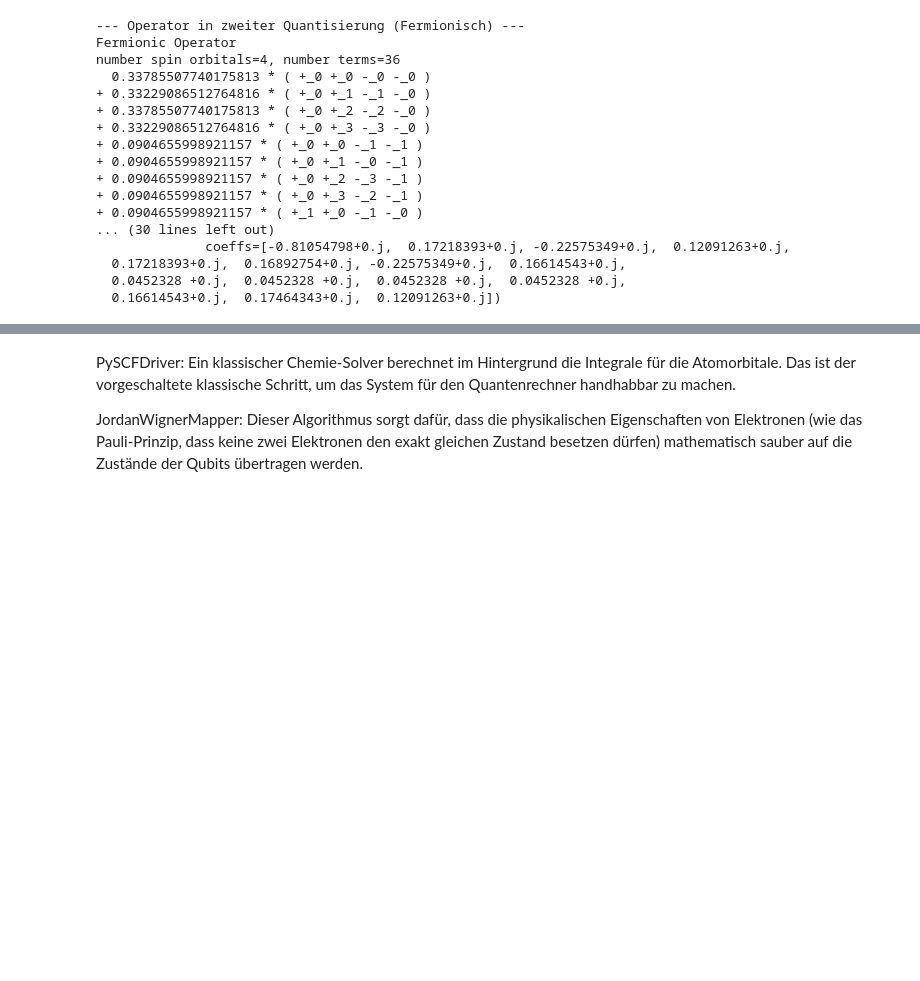
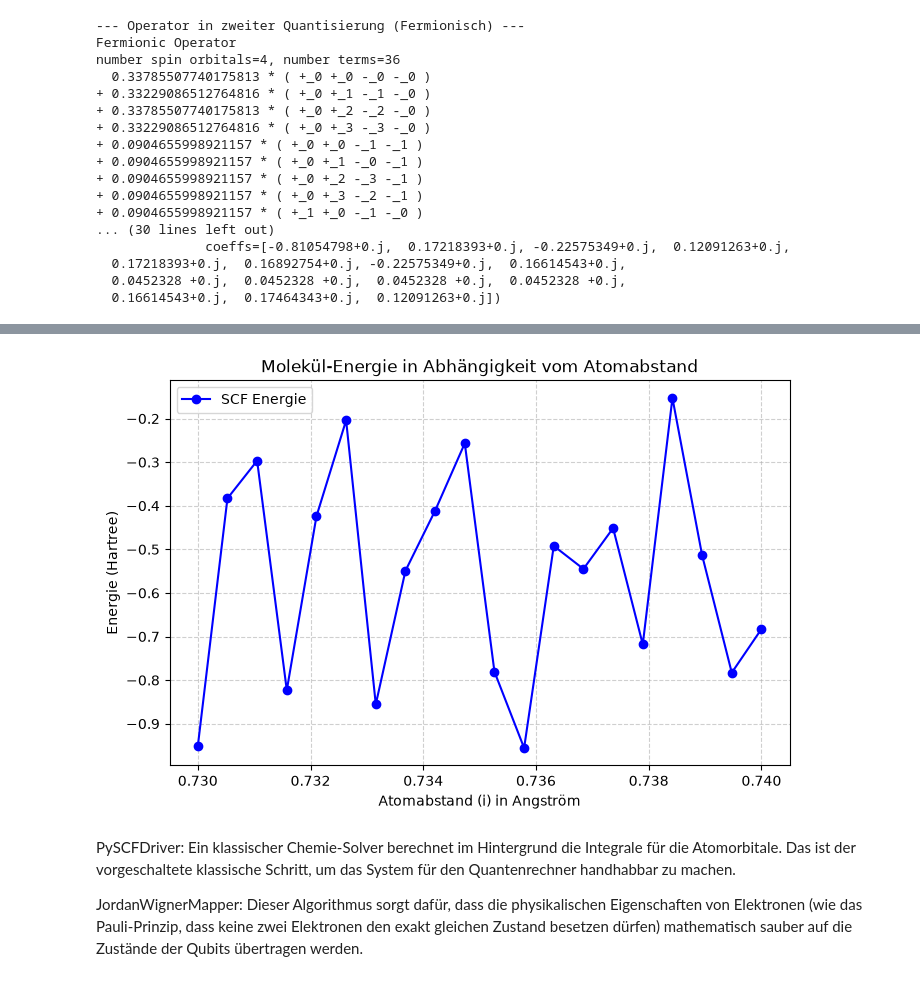
Before and after one commit to MelB18/Quanten, a Jupyter notebook: H2_VQE_Algo.ipynb, the cells around one changed output, grey strips where cells are left out. Cells and saved outputs as stored; diff of their text form; code cells hidden in the pictures; blank space fills up the shorter version.

Commit message:
Mit Colab erstellt

```diff
--- a/H2_VQE_Algo.ipynb
+++ b/H2_VQE_Algo.ipynb
@@ -211,41 +211,71 @@ number spin orbitals=4, number terms=36
   0.16614543+0.j,  0.17464343+0.j,  0.12091263+0.j])
 # %%
 import numpy as np
+import matplotlib.pyplot as plt
 from qiskit.circuit.library import RealAmplitudes
 from qiskit.primitives import StatevectorEstimator  # Lokaler V2 Estimator
 from qiskit_nature.second_q.drivers import PySCFDriver
 from qiskit_nature.second_q.mappers import JordanWignerMapper
 
-# 1. Driver & Operatoren wie gewohnt vorbereiten
-driver = PySCFDriver(atom="H 0 0 0; H 0 0 0.735", basis="sto3g")
-problem = driver.run()
-second_q_op = problem.hamiltonian.second_q_op()
+# 1. Leere Listen erstellen, um die Daten zu sammeln
+abstaende = []
+energien = []
 
-mapper = JordanWignerMapper()
-qubit_op = mapper.map(second_q_op)  # Dies ist unser Observable
+# Start, Ende (inklusive), Anzahl der Schritte
+for i in np.linspace(0.73, 0.74, 20):
+  print(f"i = {i:.4f}")
 
-# 2. Parametrisierten Quantenschaltkreis (Ansatz) erstellen
-num_qubits = qubit_op.num_qubits
-circuit = RealAmplitudes(num_qubits=num_qubits, reps=1)
+  # 1. Driver & Operatoren wie gewohnt vorbereiten 0.735
+  driver = PySCFDriver(atom=f"H 0 0 0; H 0 0 {i}", basis="sto3g")
+  problem = driver.run()
+  secondq_op = problem.hamiltonian.second_q_op()
 
-# 3. Den V2 Estimator initialisieren
-estimator = StatevectorEstimator()
+  mapper = JordanWignerMapper()
+  qubit_op = mapper.map(second_q_op)  # Dies ist unser Observable
 
-# 4. Parameter-Werte definieren (Zufällige Startwerte für die Rotation)
-parameter_values = np.random.uniform(0, np.pi, circuit.num_parameters)
+  # 2. Parametrisierten Quantenschaltkreis (Ansatz) erstellen
+  num_qubits = qubit_op.num_qubits
+  circuit = RealAmplitudes(num_qubits=num_qubits, reps=1)
 
-# 5. Ein "PUB" definieren: (Circuit, Observables, ParameterValues)
-pub = (circuit, qubit_op, parameter_values)
+  # 3. Den V2 Estimator initialisieren
+  estimator = StatevectorEstimator()
 
-# 6. Job ausführen und Ergebnis abrufen
-job = estimator.run([pub])
-result = job.result()
+  # 4. Parameter-Werte definieren (Zufällige Startwerte für die Rotation)
+  parameter_values = np.random.uniform(0, np.pi, circuit.num_parameters)
 
-# 7. Erwartungswert (Energie) ausgeben
-# In V2 greift man über den Index der übergebenen PUBs auf Daten zu
-pub_result = result[0]
-expectation_value = pub_result.data.evs
+  # 5. Ein "PUB" definieren: (Circuit, Observables, ParameterValues)
+  pub = (circuit, qubit_op, parameter_values)
 
-print(f"Anzahl der Qubits: {num_qubits}")
-print(f"Berechneter Energie-Erwartungswert: {expectation_value:.6f} Hartree")
+  # 6. Job ausführen und Ergebnis abrufen
+  job = estimator.run([pub])
+  result = job.result()
+
+  # 7. Erwartungswert (Energie) ausgeben
+  # In V2 greift man über den Index der übergebenen PUBs auf Daten zu
+  pub_result = result[0]
+  expectation_value = pub_result.data.evs
+
+  # Werte an die Listen anhängen
+  abstaende.append(i)
+  energien.append(expectation_value)
+
+  #print(f"Anzahl der Qubits: {num_qubits}")
+  print(f"Berechneter Energie-Erwartungswert: {expectation_value:.6f} Hartree")
+
+
+# 3. Visualisierung mit Matplotlib erstellen
+plt.figure(figsize=(8, 5))
+
+# Linie und Datenpunkte zeichnen
+plt.plot(abstaende, energien, marker='o', linestyle='-', color='b', label='SCF Energie')
+
+# Diagramm beschriften
+plt.title('Molekül-Energie in Abhängigkeit vom Atomabstand')
+plt.xlabel('Atomabstand (i) in Angström')
+plt.ylabel('Energie (Hartree)')
+plt.grid(True, linestyle='--', alpha=0.6) # Fügt ein Gitternetz hinzu
+plt.legend()
+
+# Diagramm in Colab anzeigen
+plt.show()
 # %% [output]
@@ -254,3 +302,4 @@ Berechneter Energie-Erwartungswert: -0.563213 Hartree
+[figure, added]
 # %% [markdown]
 PySCFDriver: Ein klassischer Chemie-Solver berechnet im Hintergrund die Integrale für die Atomorbitale. Das ist der vorgeschaltete klassische Schritt, um das System für den Quantenrechner handhabbar zu machen.
 
```
Also changed, not shown: parts of 4 cells of this notebook.
